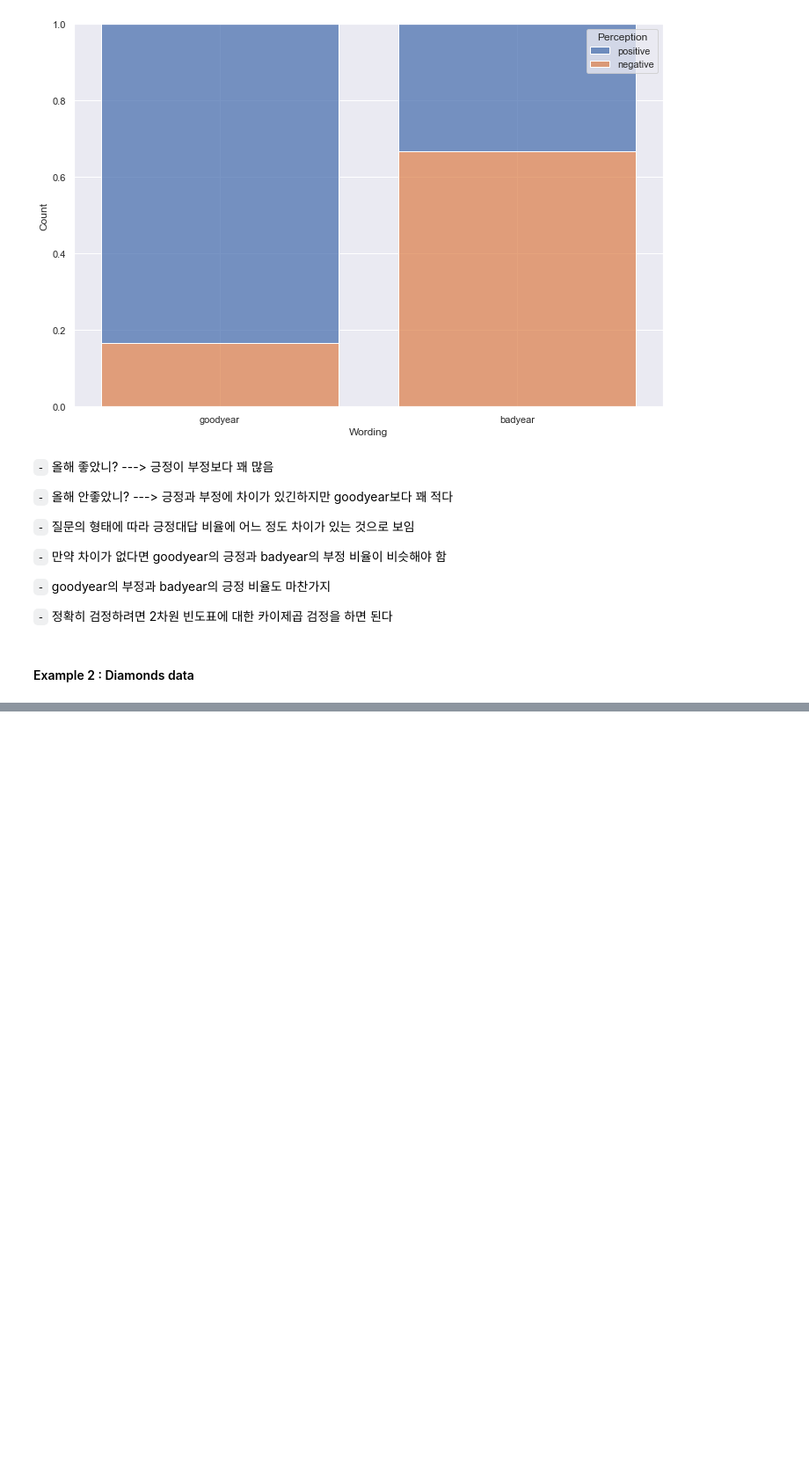
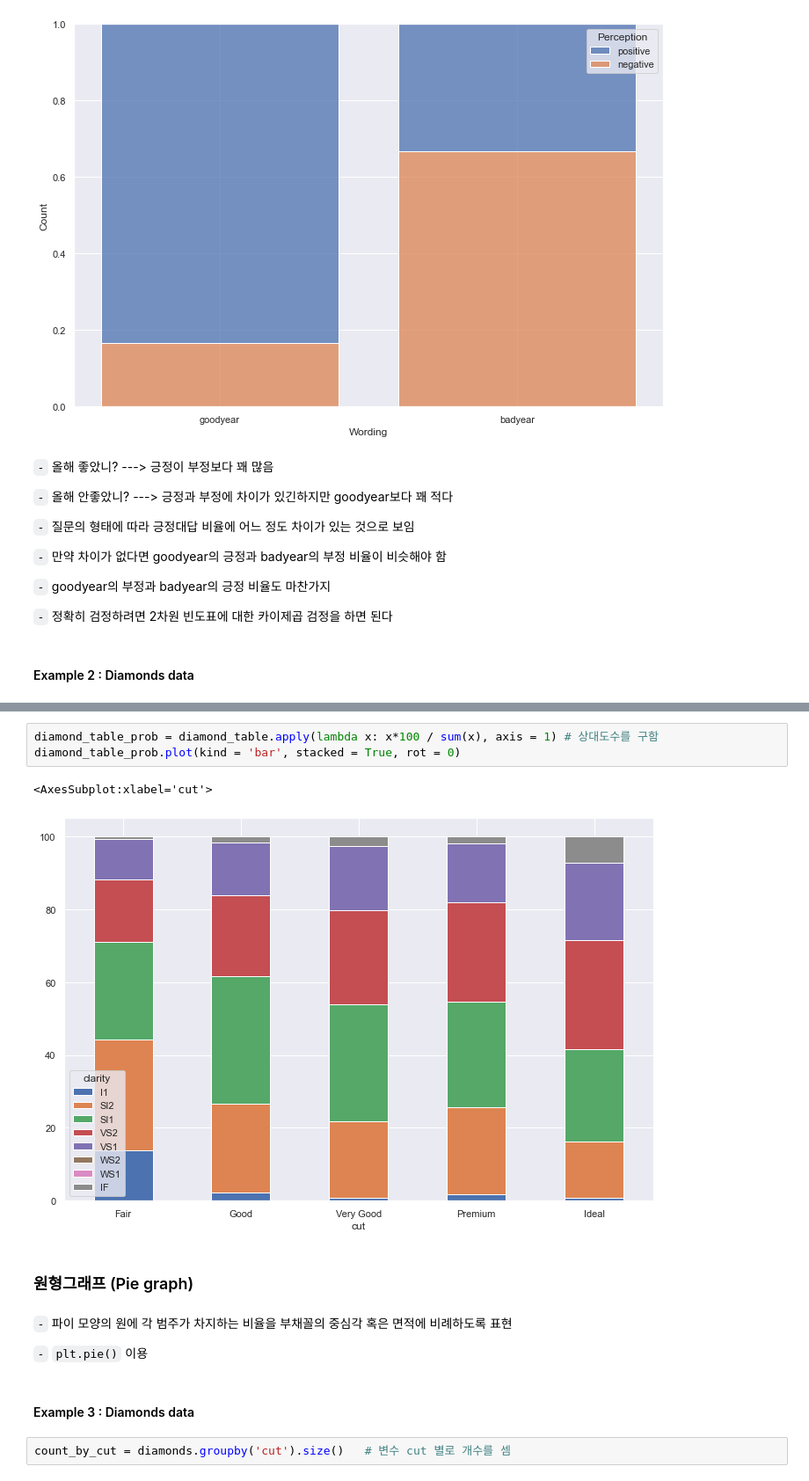
Before and after one commit to Jaesu26/study-blog, a Jupyter notebook: _notebooks/2021-09-08-빅데이터개론.ipynb, the cells around one changed output, grey strips where cells are left out. Shown at 88% size. Cells and saved outputs as stored; diff of their text form; blank space fills up the shorter version.

```diff
--- a/_notebooks/2021-09-08-빅데이터개론.ipynb
+++ b/_notebooks/2021-09-08-빅데이터개론.ipynb
@@ -1444,0 +1497,16 @@ sns.histplot(x = 'Wording', hue = 'Perception', multiple = 'fill', shrink = 0.8,
+# %%
+diamond_table_prob = diamond_table.apply(lambda x: x*100 / sum(x), axis = 1) # 상대도수를 구함
+diamond_table_prob.plot(kind = 'bar', stacked = True, rot = 0)
+# %% [output]
+<AxesSubplot:xlabel='cut'>
+[figure, added]
+# %% [markdown]
+### 원형그래프 (Pie graph)
+# %% [markdown]
+`-` 파이 모양의 원에 각 범주가 차지하는 비율을 부채꼴의 중심각 혹은 면적에 비례하도록 표현
+
+`-` `plt.pie()` 이용
+# %% [markdown]
+#### Example 3 : Diamonds data
+# %%
+count_by_cut = diamonds.groupby('cut').size()   # 변수 cut 별로 개수를 셈
```
Also changed, not shown: parts of 38 cells of this notebook.
